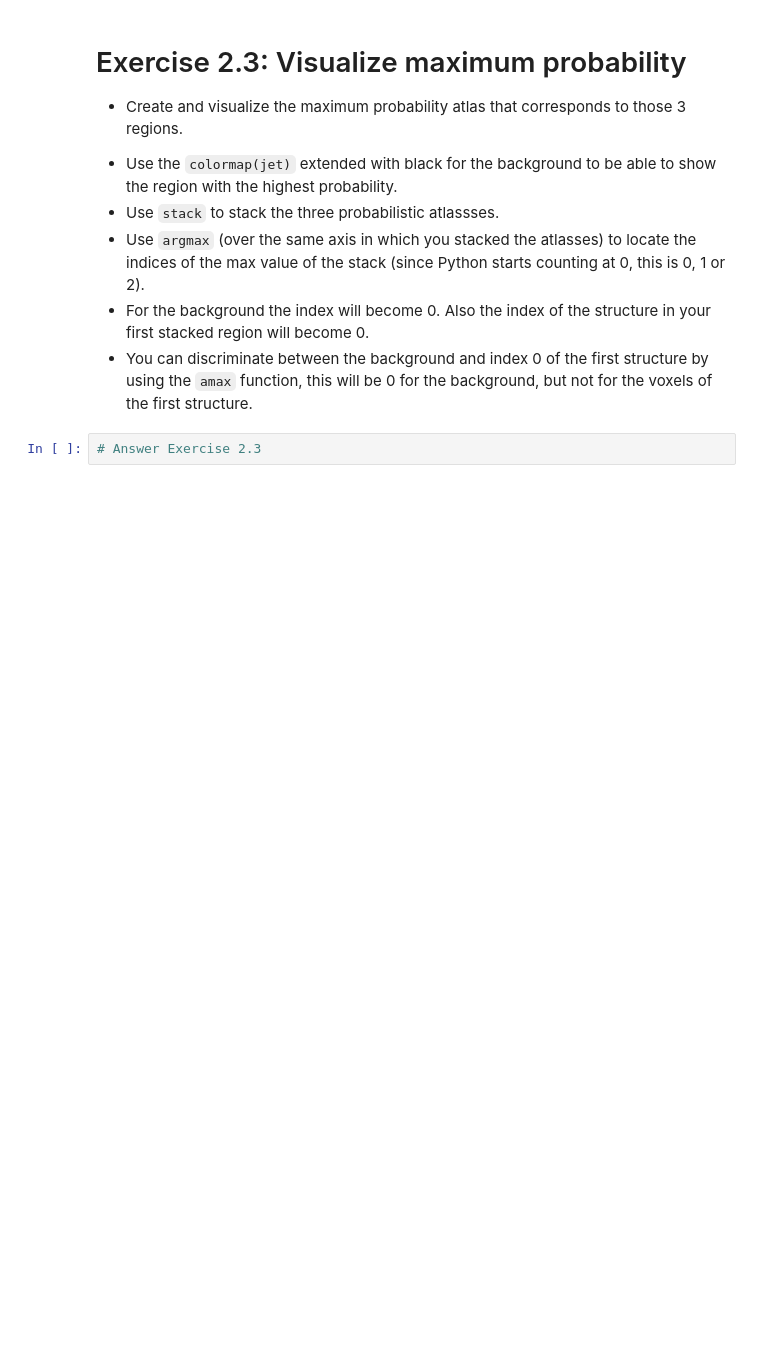
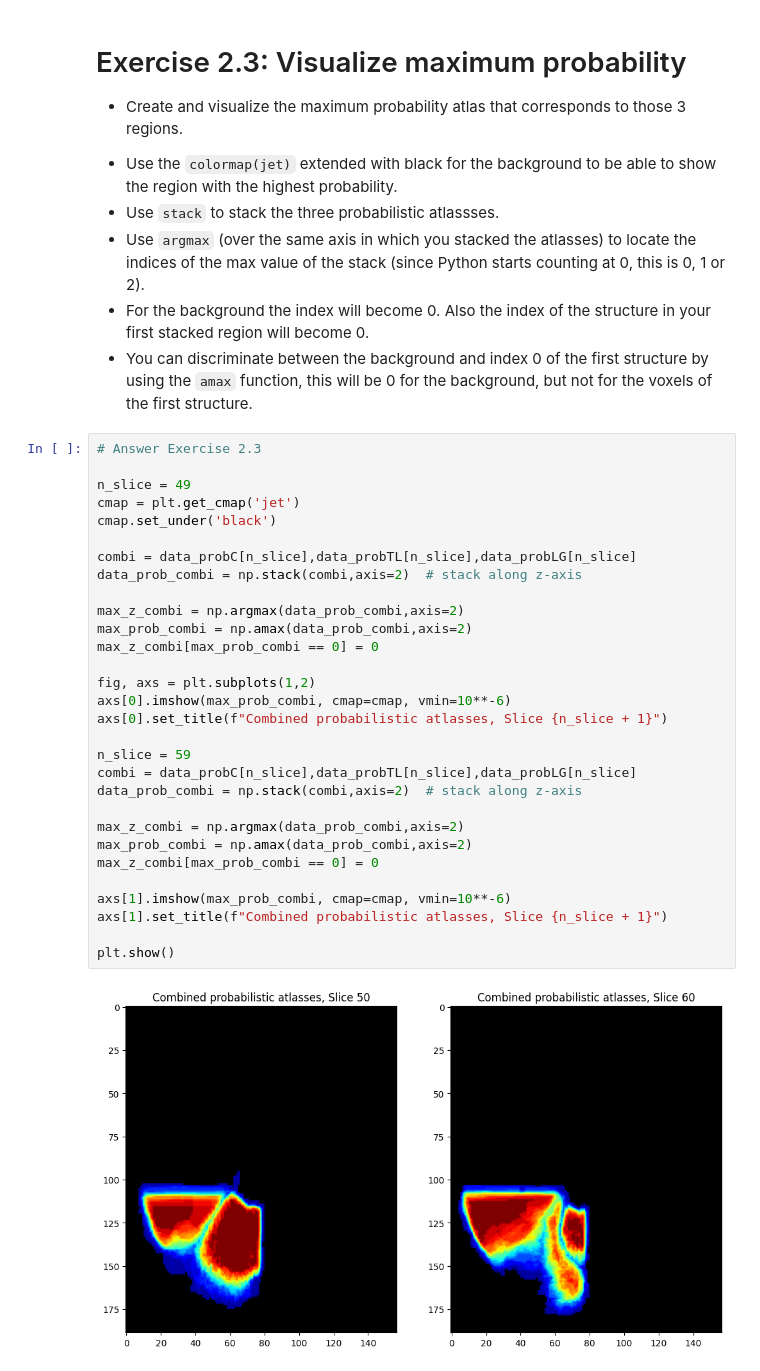
Before and after one commit to crystaljwang/tm11005_aip, a Jupyter notebook: AIP_Segmentation2_Atlases.ipynb, the cells around one changed output. Cells and saved outputs as stored; diff of their text form; blank space fills up the shorter version.

````diff
--- a/AIP_Segmentation2_Atlases.ipynb
+++ b/AIP_Segmentation2_Atlases.ipynb
@@ -393,5 +396,35 @@ plt.show()
 - Use ```argmax``` (over the same axis in which you stacked the atlasses) to locate the indices of the max value of the stack (since Python starts counting at 0, this is 0, 1 or 2).
 - For the background the index will become 0. Also the index of the structure in your first stacked region will become 0.
 - You can discriminate between the background and index 0 of the first structure by using the ```amax``` function, this will be 0 for the background, but not for the voxels of the first structure.
-# %%
-# Answer Exercise 2.3
+# %%
+# Answer Exercise 2.3
+
+n_slice = 49
+cmap = plt.get_cmap('jet')
+cmap.set_under('black')
+
+combi = data_probC[n_slice],data_probTL[n_slice],data_probLG[n_slice]
+data_prob_combi = np.stack(combi,axis=2)  # stack along z-axis
+
+max_z_combi = np.argmax(data_prob_combi,axis=2)
+max_prob_combi = np.amax(data_prob_combi,axis=2)
+max_z_combi[max_prob_combi == 0] = 0
+
+fig, axs = plt.subplots(1,2)
+axs[0].imshow(max_prob_combi, cmap=cmap, vmin=10**-6)
+axs[0].set_title(f"Combined probabilistic atlasses, Slice {n_slice + 1}")
+
+n_slice = 59
+combi = data_probC[n_slice],data_probTL[n_slice],data_probLG[n_slice]
+data_prob_combi = np.stack(combi,axis=2)  # stack along z-axis
+
+max_z_combi = np.argmax(data_prob_combi,axis=2)
+max_prob_combi = np.amax(data_prob_combi,axis=2)
+max_z_combi[max_prob_combi == 0] = 0
+
+axs[1].imshow(max_prob_combi, cmap=cmap, vmin=10**-6)
+axs[1].set_title(f"Combined probabilistic atlasses, Slice {n_slice + 1}")
+
+plt.show()
+# %% [output]
+[figure, added]
````
Also changed, not shown: parts of 3 cells of this notebook.
